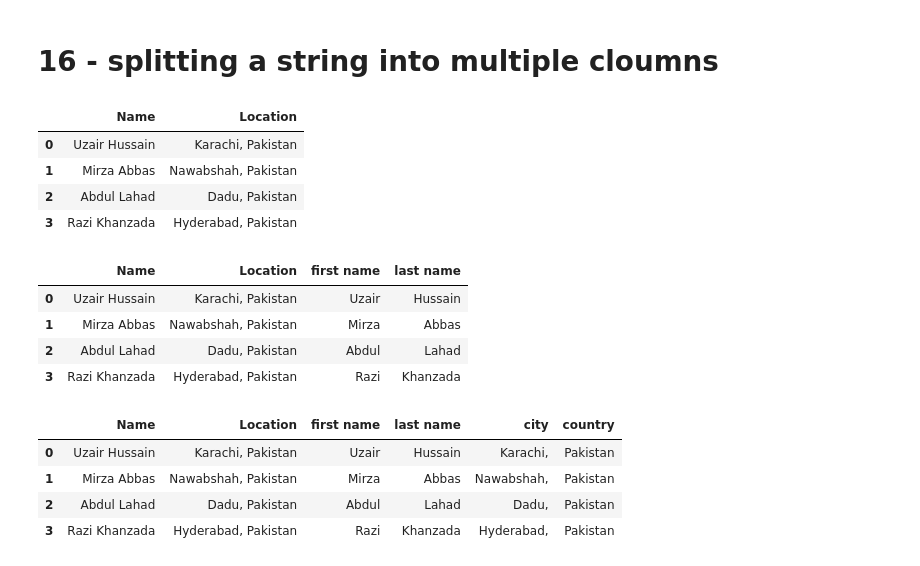
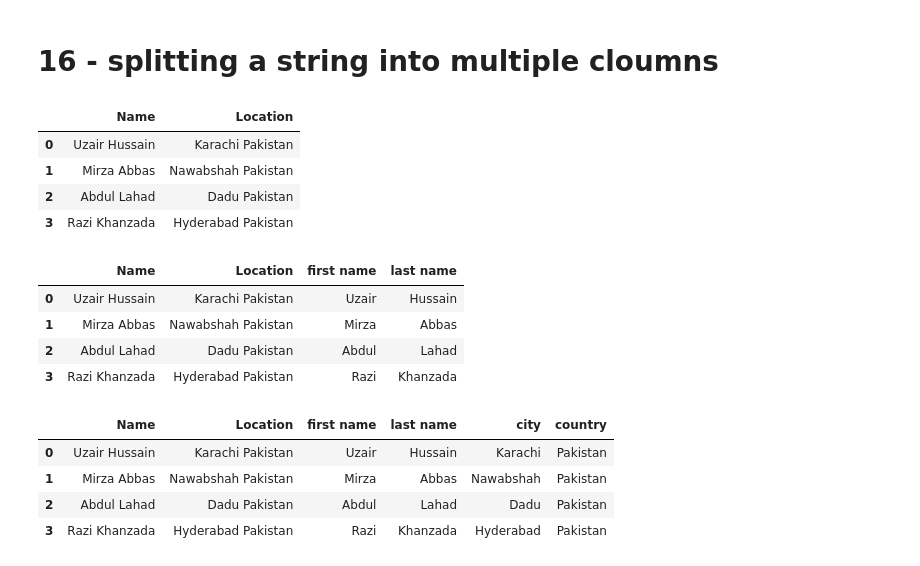
Before and after one commit to UzairHussain193/DataScience_with_Python, a Jupyter notebook: Chilla_2023/pandas_03.ipynb, the cells around one changed output. Drawn from its saved outputs; the diff is of its cells as text; code cells hidden in the pictures.

```diff
--- a/Chilla_2023/pandas_03.ipynb
+++ b/Chilla_2023/pandas_03.ipynb
@@ -789,17 +790,17 @@ df[df.who.isin(counts.nlargest(1).index)].head()
 # %%
 #  import libraries
 import pandas as pd
 
 #  read dataset
 df=pd.DataFrame({'Name':['Uzair Hussain','Mirza Abbas','Abdul Lahad','Razi Khanzada'],
-                        'Location':['Karachi, Pakistan','Nawabshah, Pakistan','Dadu, Pakistan','Hyderabad, Pakistan']})
+                        'Location':['Karachi Pakistan','Nawabshah Pakistan','Dadu Pakistan','Hyderabad Pakistan']})
 df
 # %% [output]
 |  | Name | Location |
-| 0 | Uzair Hussain | Karachi, Pakistan |
-| 1 | Mirza Abbas | Nawabshah, Pakistan |
-| 2 | Abdul Lahad | Dadu, Pakistan |
-| 3 | Razi Khanzada | Hyderabad, Pakistan |
+| 0 | Uzair Hussain | Karachi Pakistan |
+| 1 | Mirza Abbas | Nawabshah Pakistan |
+| 2 | Abdul Lahad | Dadu Pakistan |
+| 3 | Razi Khanzada | Hyderabad Pakistan |
 # %%
 # splitting into two columns
 df[["first name","last name"]] = df.Name.str.split(' ',expand=True)
@@ -808,10 +809,10 @@ df[["first name","last name"]] = df.Name.str.split(' ',expand=True)
 df
 # %% [output]
 |  | Name | Location | first name | last name |
-| 0 | Uzair Hussain | Karachi, Pakistan | Uzair | Hussain |
-| 1 | Mirza Abbas | Nawabshah, Pakistan | Mirza | Abbas |
-| 2 | Abdul Lahad | Dadu, Pakistan | Abdul | Lahad |
-| 3 | Razi Khanzada | Hyderabad, Pakistan | Razi | Khanzada |
+| 0 | Uzair Hussain | Karachi Pakistan | Uzair | Hussain |
+| 1 | Mirza Abbas | Nawabshah Pakistan | Mirza | Abbas |
+| 2 | Abdul Lahad | Dadu Pakistan | Abdul | Lahad |
+| 3 | Razi Khanzada | Hyderabad Pakistan | Razi | Khanzada |
 # %%
 # splitting location into two columns
 df[["city","country"]] = df.Location.str.split(' ',expand=True)
@@ -820,7 +821,7 @@ df[["city","country"]] = df.Location.str.split(' ',expand=True)
 df
 # %% [output]
 |  | Name | Location | first name | last name | city | country |
-| 0 | Uzair Hussain | Karachi, Pakistan | Uzair | Hussain | Karachi, | Pakistan |
-| 1 | Mirza Abbas | Nawabshah, Pakistan | Mirza | Abbas | Nawabshah, | Pakistan |
-| 2 | Abdul Lahad | Dadu, Pakistan | Abdul | Lahad | Dadu, | Pakistan |
-| 3 | Razi Khanzada | Hyderabad, Pakistan | Razi | Khanzada | Hyderabad, | Pakistan |
+| 0 | Uzair Hussain | Karachi Pakistan | Uzair | Hussain | Karachi | Pakistan |
+| 1 | Mirza Abbas | Nawabshah Pakistan | Mirza | Abbas | Nawabshah | Pakistan |
+| 2 | Abdul Lahad | Dadu Pakistan | Abdul | Lahad | Dadu | Pakistan |
+| 3 | Razi Khanzada | Hyderabad Pakistan | Razi | Khanzada | Hyderabad | Pakistan |
```
Also changed, not shown: parts of 20 cells of this notebook, 1 other file.
